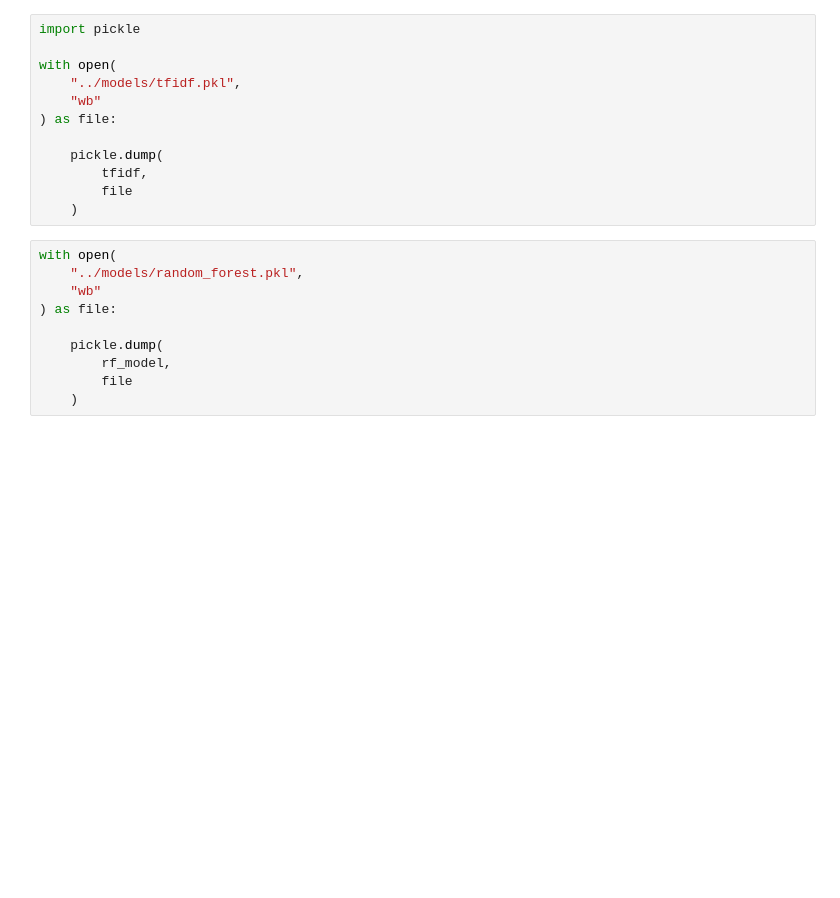
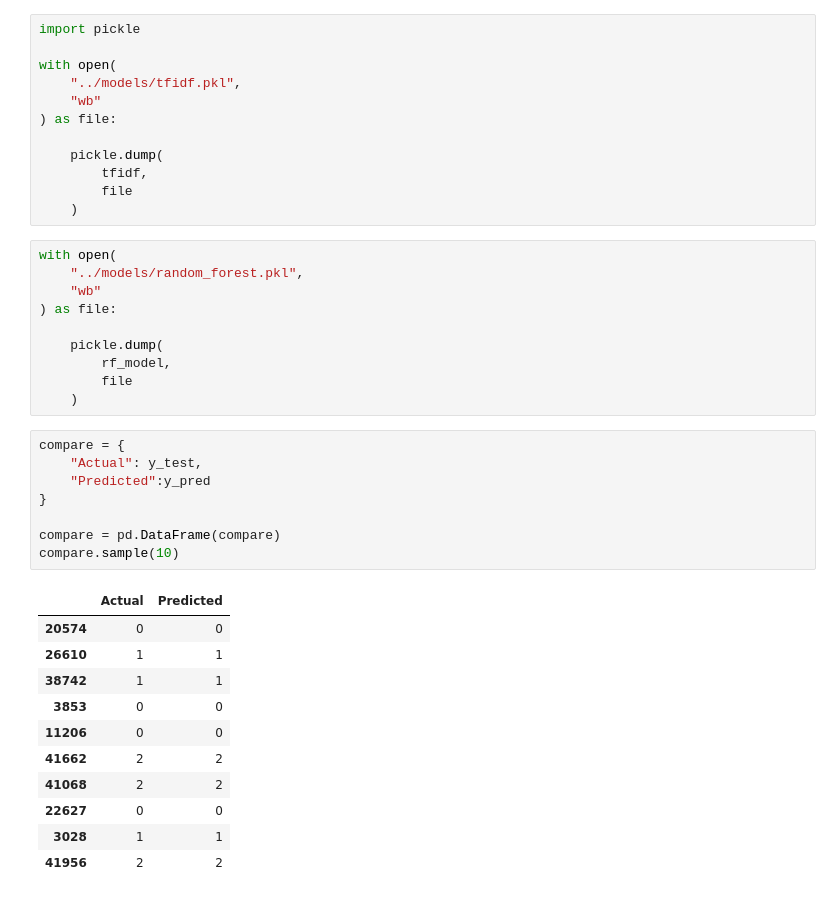
Before and after one commit to nupoor-mahajan/InsightCart, a Jupyter notebook: notebooks/04_Model-1_Training.ipynb, the cells around one changed output. Saved outputs shown, nothing was run; the diff lists cells and outputs as text; blank space fills up the shorter version.

```diff
--- a/notebooks/04_Model-1_Training.ipynb
+++ b/notebooks/04_Model-1_Training.ipynb
@@ -208,3 +243,23 @@ with open(
         rf_model,
         file
     )
+# %%
+compare = {
+    "Actual": y_test,
+    "Predicted":y_pred
+}
+
+compare = pd.DataFrame(compare)
+compare.sample(10)
+# %% [output]
+|  | Actual | Predicted |
+| 20574 | 0 | 0 |
+| 26610 | 1 | 1 |
+| 38742 | 1 | 1 |
+| 3853 | 0 | 0 |
+| 11206 | 0 | 0 |
+| 41662 | 2 | 2 |
+| 41068 | 2 | 2 |
+| 22627 | 0 | 0 |
+| 3028 | 1 | 1 |
+| 41956 | 2 | 2 |
```
Also changed, not shown: parts of 5 cells of this notebook.
